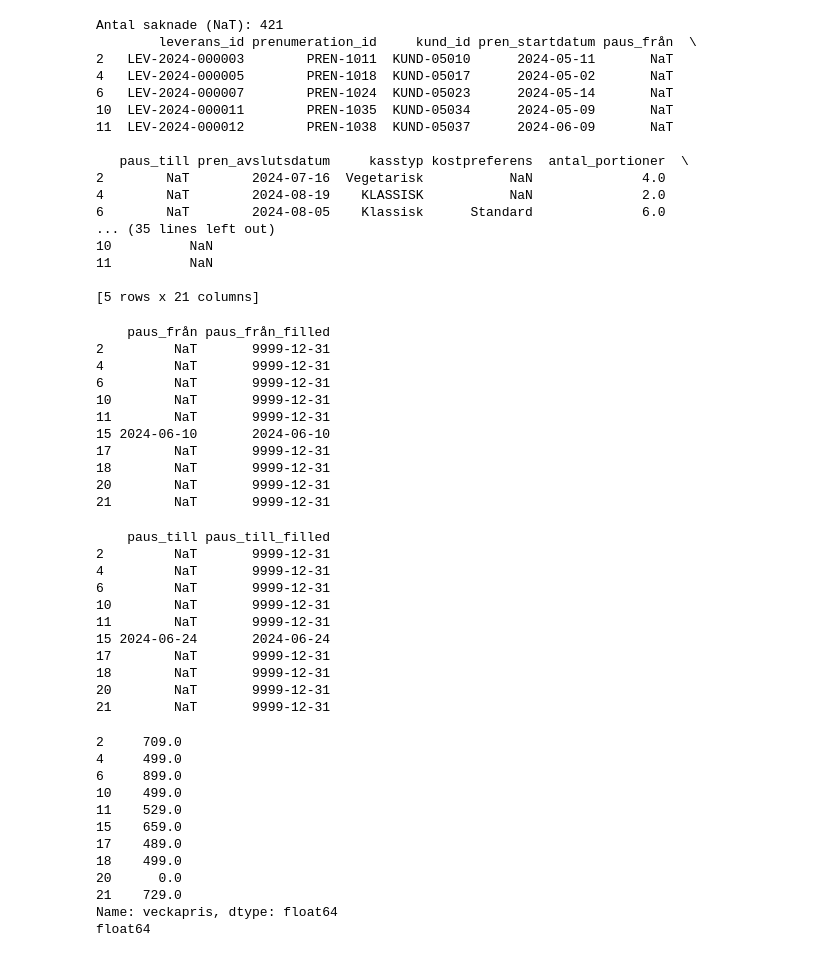
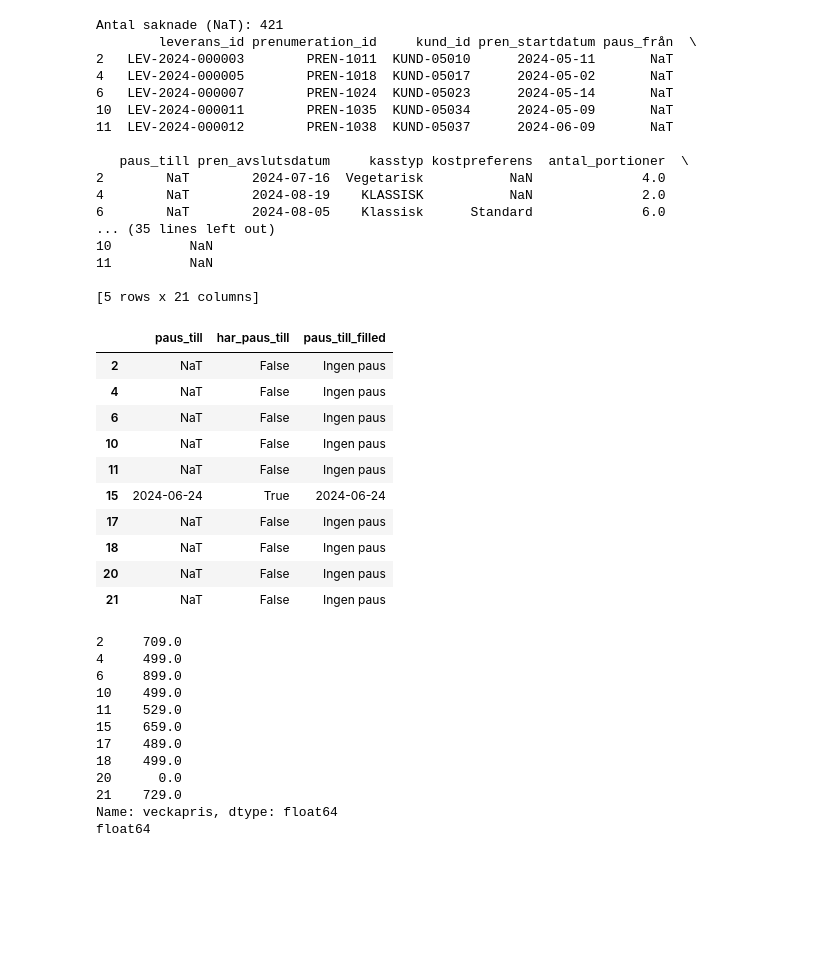
Before and after one commit to agneselner/matkassen-etl-pipeline, a Jupyter notebook: matkassen-etl/notebook/matkassen_tvattad.ipynb, the cells around one changed output. Cells and saved outputs as stored; diff of their text form; code cells hidden in the pictures; blank space fills up the shorter version.

```diff
--- a/matkassen-etl/notebook/matkassen_tvattad.ipynb
+++ b/matkassen-etl/notebook/matkassen_tvattad.ipynb
@@ -311,41 +311,31 @@ Antal saknade (NaT): 421
 
 [5 rows x 21 columns]
 # %%
-# Skapa en analysvänlig kolumn, där NaT blir ett tydligt värde
-df['paus_från_filled'] = df['paus_från'].fillna(pd.Timestamp('9999-12-31'))
-
-# Kolla några exempel
-print(df[['paus_från', 'paus_från_filled']].head(10))
+df["har_paus_från"] = df["paus_från"].notna()
-# %% [output]
-    paus_från paus_från_filled
-2         NaT       9999-12-31
-4         NaT       9999-12-31
-6         NaT       9999-12-31
-10        NaT       9999-12-31
-11        NaT       9999-12-31
-15 2024-06-10       2024-06-10
-17        NaT       9999-12-31
-18        NaT       9999-12-31
-20        NaT       9999-12-31
-21        NaT       9999-12-31
 # %%
-# Skapa analysvänlig kolumn för paus_till
-df['paus_till_filled'] = df['paus_till'].fillna(pd.Timestamp('9999-12-31'))
+import pandas as pd
 
-# Kolla några exempel
-print(df[['paus_till', 'paus_till_filled']].head(10))
+df["paus_till"] = pd.to_datetime(df["paus_till"], errors="coerce")
+
+# flagga
+df["har_paus_till"] = df["paus_till"].notna()
+
+# valfritt: textkolumn
+df["paus_till_filled"] = df["paus_till"].dt.strftime("%Y-%m-%d").fillna("Ingen paus")
+
+df[["paus_till", "har_paus_till", "paus_till_filled"]].head(10)
 # %% [output]
-    paus_till paus_till_filled
-2         NaT       9999-12-31
-4         NaT       9999-12-31
-6         NaT       9999-12-31
-10        NaT       9999-12-31
-11        NaT       9999-12-31
-15 2024-06-24       2024-06-24
-17        NaT       9999-12-31
-18        NaT       9999-12-31
-20        NaT       9999-12-31
-21        NaT       9999-12-31
+|  | paus_till | har_paus_till | paus_till_filled |
+| 2 | NaT | False | Ingen paus |
+| 4 | NaT | False | Ingen paus |
+| 6 | NaT | False | Ingen paus |
+| 10 | NaT | False | Ingen paus |
+| 11 | NaT | False | Ingen paus |
+| 15 | 2024-06-24 | True | 2024-06-24 |
+| 17 | NaT | False | Ingen paus |
+| 18 | NaT | False | Ingen paus |
+| 20 | NaT | False | Ingen paus |
+| 21 | NaT | False | Ingen paus |
 # %%
 print(df['veckapris'].head(10))
 print(df['veckapris'].dtype)
```
Also changed, not shown: parts of 64 cells of this notebook, 2 other files.
